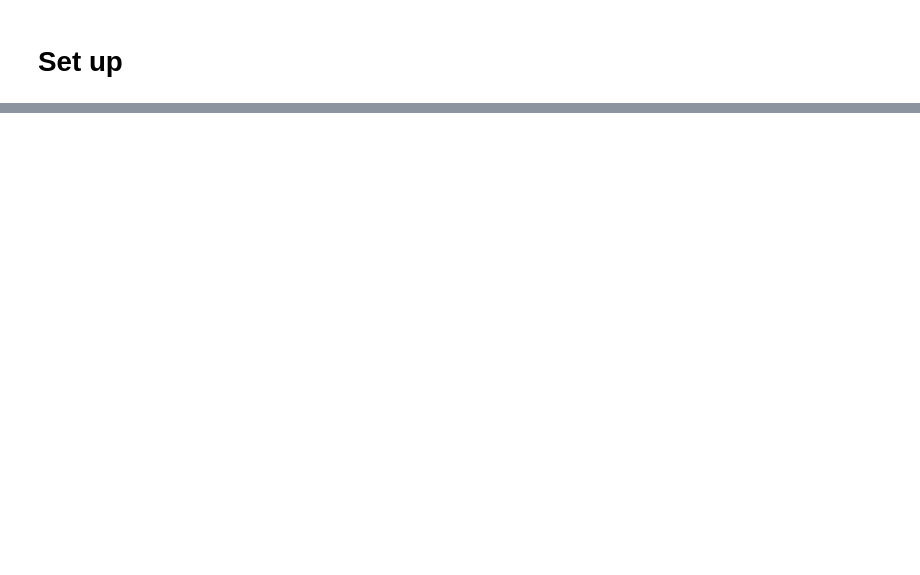
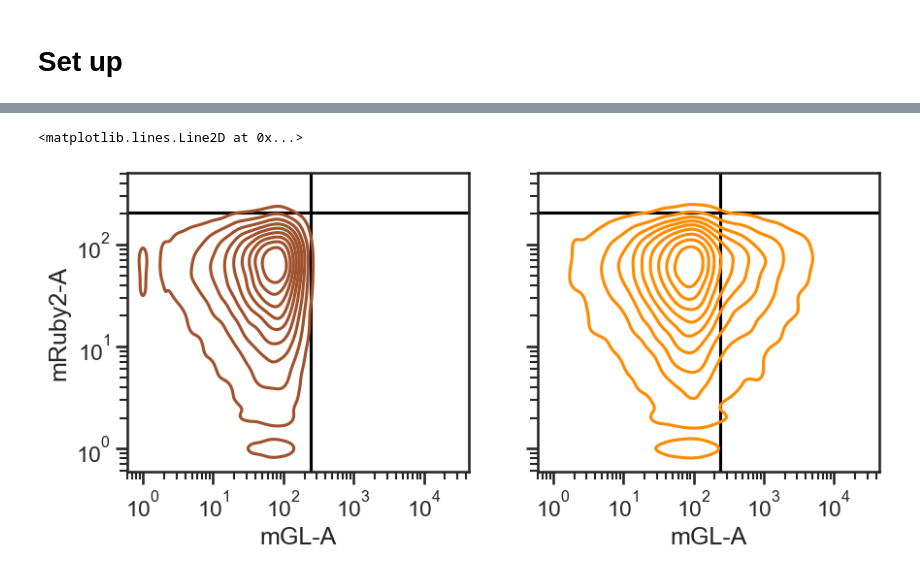
Before and after one commit to GallowayLabMIT/example-training, a Jupyter notebook: analysis_tutorials/flow-example_ComMAND.ipynb, the cells around one changed output, grey strips where cells are left out. Cells and saved outputs as stored; diff of their text form; code cells hidden in the pictures; blank space fills up the shorter version.

```diff
--- a/analysis_tutorials/flow-example_ComMAND.ipynb
+++ b/analysis_tutorials/flow-example_ComMAND.ipynb
@@ -294,0 +59,11 @@ display(stats)
+# %%
+'''
+Load data from a single plate
+
+Use a rushd function to load only the relevant cytometer channels
+into a single Pandas DataFrame
+'''
+channel_list = ['mRuby2-A','mGL-A','tagBFP-A']
+data_path = rd.datadir/'attune'/'kasey'/'2024.09.11_exp100.3'/'export'
+data = rd.flow.load_csv_with_metadata(data_path, yaml_path, columns=channel_list)
+display(data)
@@ -294,0 +227,23 @@ display(stats)
+# %%
+# Plot both the untransfected and marker-only conditions as a sanity check
+f, axes = plt.subplots(1,2, figsize=(10,4), sharex=True, sharey=True,)
+
+x = 'mGL-A'
+y = 'mRuby2-A'
+
+ax = axes[0]
+plot_df = data_log_friendly[data_log_friendly['construct']=='UT']
+sns.kdeplot(data=plot_df, x=x, y=y, hue='construct', palette=construct_palette,
+            log_scale=True, common_norm=False, legend=False, ax=ax)
+ax.axvline(gates[x], color='black', zorder=0)
+ax.axhline(gates[y], color='black', zorder=0)
+
+ax = axes[1]
+plot_df = data_log_friendly[data_log_friendly['construct']=='AIO.039']
+sns.kdeplot(data=plot_df, x=x, y=y, hue='construct', palette=construct_palette,
+            log_scale=True, common_norm=False, legend=False, ax=ax)
+ax.axvline(gates[x], color='black', zorder=0)
+ax.axhline(gates[y], color='black', zorder=0)
+# %% [output]
+<matplotlib.lines.Line2D at 0x...>
+[figure, added]
```
Also changed, not shown: parts of 98 cells of this notebook, 2 other files.
